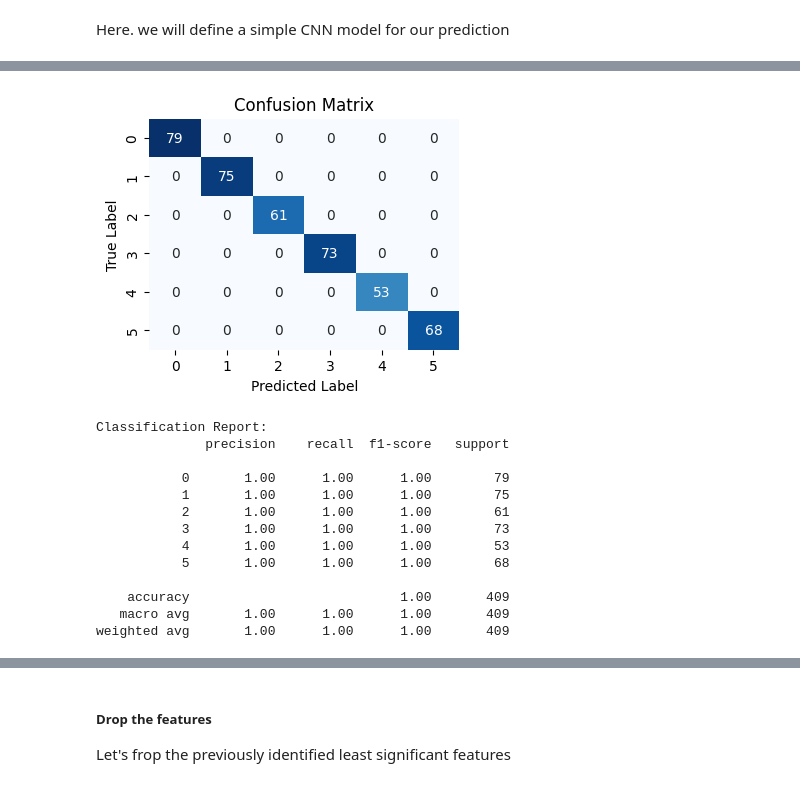
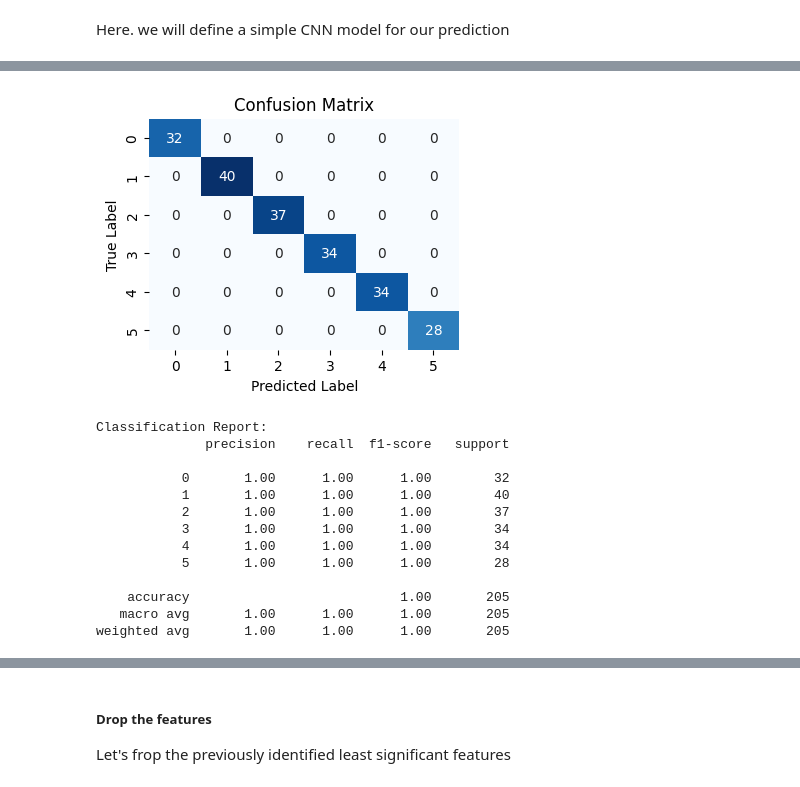
Before and after one commit to subodha1980/BU, a Jupyter notebook: activityDetection.ipynb, the cells around one changed output, grey strips where cells are left out. Saved outputs shown, nothing was run; the diff lists cells and outputs as text; code cells hidden in the pictures.

```diff
--- a/activityDetection.ipynb
+++ b/activityDetection.ipynb
@@ -1262,5 +1262,5 @@ def CNN(X, Y, frame_size, stride,no_of_features):
   #loss, accuracy = model.evaluate(X_test, Y_test)
   #print(f'Test accuracy: {accuracy}')
 # %%
-CNN(X_s, Y_s,40,10,15)
+CNN(X_s, Y_s,40,20,15)
 # %% [output]
@@ -1283,15 +1283,15 @@ Epoch 10/10
 Confusion Matrix:
-[figure, old version]
+[figure, new version]
 Classification Report:
               precision    recall  f1-score   support
 
-           0       1.00      1.00      1.00        79
-           1       1.00      1.00      1.00        75
-           2       1.00      1.00      1.00        61
-           3       1.00      1.00      1.00        73
-           4       1.00      1.00      1.00        53
-           5       1.00      1.00      1.00        68
+           0       1.00      1.00      1.00        32
+           1       1.00      1.00      1.00        40
+           2       1.00      1.00      1.00        37
+           3       1.00      1.00      1.00        34
+           4       1.00      1.00      1.00        34
+           5       1.00      1.00      1.00        28
 
-    accuracy                           1.00       409
-   macro avg       1.00      1.00      1.00       409
-weighted avg       1.00      1.00      1.00       409
+    accuracy                           1.00       205
+   macro avg       1.00      1.00      1.00       205
+weighted avg       1.00      1.00      1.00       205
```
Also changed, not shown: parts of 10 cells of this notebook.
